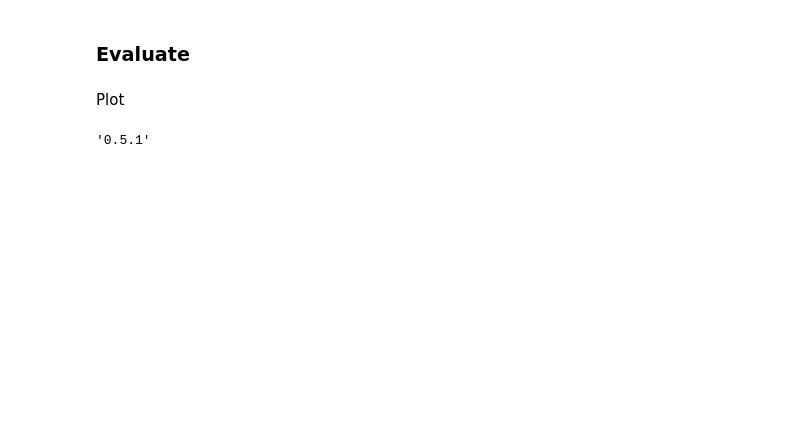
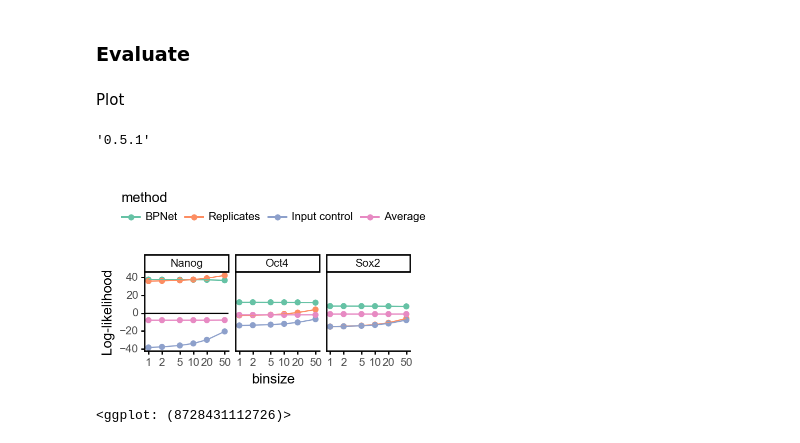
Before and after one commit to kundajelab/bpnet-manuscript, a Jupyter notebook: src/figures/14-bpnet-chipseq-evaluation.ipynb, the cells around one changed output. Saved outputs shown, nothing was run; the diff lists cells and outputs as text; code cells hidden in the pictures; blank space fills up the shorter version.

```diff
--- a/src/figures/14-bpnet-chipseq-evaluation.ipynb
+++ b/src/figures/14-bpnet-chipseq-evaluation.ipynb
@@ -468,11 +566,13 @@ def count_metrics2df(m):
     return pd.DataFrame(out)
 # %%
 dfm_profile = profile_metrics2df(metrics, metrics_const).assign(method='Replicates')
-dfm_counts = count_metrics2df(metrics).assign(method='Replicates')
 dfm_profile = pd.concat([dfm_profile, profile_metrics2df(metrics_model, metrics_const).assign(method='BPNet')])
 dfm_profile = pd.concat([dfm_profile, profile_metrics2df(metrics_avg, metrics_const).assign(method='Average')])
+dfm_profile = pd.concat([dfm_profile, profile_metrics2df(metrics_bias, metrics_const).assign(method='Input control')])
 
+dfm_counts = count_metrics2df(metrics).assign(method='Replicates')
 dfm_counts = pd.concat([dfm_counts, count_metrics2df(metrics_model).assign(method='BPNet')])
+dfm_counts = pd.concat([dfm_counts, count_metrics2df(metrics_bias).assign(method='Input control')])
 # %%
 dfm_profile['split'] = 'train->test'
 dfm_profile1 = dfm_profile.copy()
@@ -510,7 +615,10 @@ dfm_counts['split'] = 'test->train'
 dfm_counts2 = dfm_counts.copy()
 # %%
 df_nll_tidy = pd.concat([dfm_profile1, dfm_profile2])
-df_nll_tidy['method'] = pd.Categorical(df_nll_tidy['method'], categories=["BPNet", "Replicates", "Average"])
-df_nll_tidy['task'] = pd.Categorical(df_nll_tidy['task'], categories=df_nll_tidy['task'].unique())
+df_nll_tidy['method'] = pd.Categorical(df_nll_tidy['method'], categories=["BPNet", "Replicates", "Input control", "Average"])
+df_nll_tidy['task'] = pd.Categorical(df_nll_tidy['task'], categories=tasks)
+
+df_nll_tidy = df_nll_tidy[df_nll_tidy.binsize < 100]
+df_nll_tidy['profile_ll'] = -df_nll_tidy['profile']
 # %%
 df_counts_tidy = pd.concat([dfm_counts1, dfm_counts2])
@@ -534 +639,22 @@ df_nll_tidy['profile_ll'] = -df_nll_tidy['profile']
+# %%
+# Reproduce plot
+plotnine.options.figure_size = get_figsize(0.5, aspect=0.3)
+_df = df_nll_tidy.groupby(['binsize', 'task', 'method']).profile_ll.mean().reset_index()
+_df['task'] = _df['task'].cat.reorder_categories(tasks)
+
+fig = ggplot(aes(x='binsize', y='profile_ll', color='method'), data=_df) + \
+  scale_x_log10(breaks=binsizes) + \
+  geom_point() + \
+  geom_line() + \
+  geom_abline(intercept=0, slope=0) + \
+  theme_classic(base_size=10, base_family='Arial') +  \
+  theme(legend_position='top') + \
+  facet_grid(". ~ task") + \
+  scale_color_brewer('qual', 7) + \
+  ylab("Log-likelihood")
+fig.save(f"{figures}/ll.v2.with-input-control.pdf")
+fig
+# %% [output]
+[figure, added]
+<ggplot: (8728431112726)>
 # %%
```
Also changed, not shown: parts of 36 cells of this notebook.
